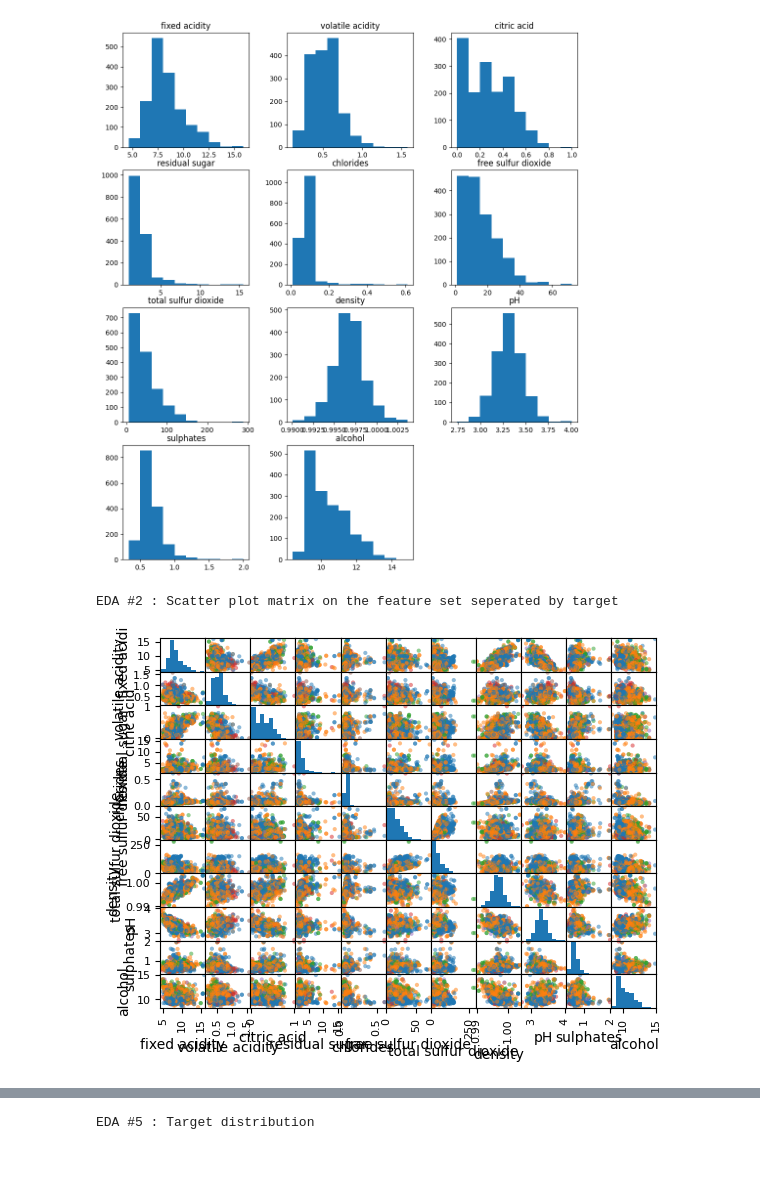
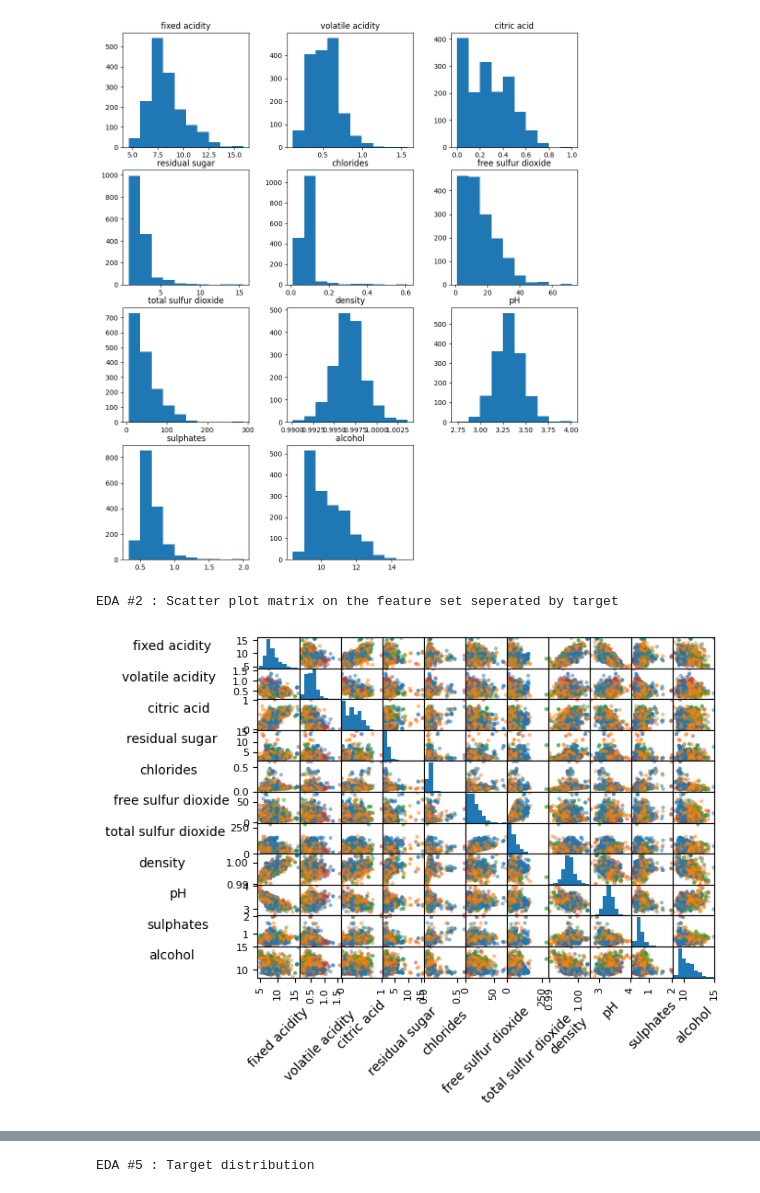
Before and after one commit to RajuNatesanBU/25fallcdsdx602_o1, a Jupyter notebook: dx602-final-project/project.ipynb, the cells around one changed output, grey strips where cells are left out. Drawn from its saved outputs; the diff is of its cells as text; code cells hidden in the pictures; blank space fills up the shorter version.

```diff
--- a/dx602-final-project/project.ipynb
+++ b/dx602-final-project/project.ipynb
@@ -196,11 +197,20 @@ EDA #1 : hist plot distribution on the feature set
 # %%
 print("EDA #2 : Scatter plot matrix on the feature set seperated by target")
 color_dict = dict(zip(red_wine_df["target"].unique(), plt.rcParams['axes.prop_cycle'].by_key()["color"]))
-pd.plotting.scatter_matrix(red_wine_df_features, color=red_wine_df["target"].map(color_dict))
+axes = pd.plotting.scatter_matrix(red_wine_df_features, color=red_wine_df["target"].map(color_dict))
+
+for i, subaxis_row in enumerate(axes):
+    for j, ax in enumerate(subaxis_row):
+        ax.tick_params(axis='x', labelbottom=True)
+        ax.xaxis.label.set_rotation(45)
+        ax.tick_params(axis='y', labelleft=True)
+        ax.yaxis.label.set_rotation(0)
+        ax.yaxis.labelpad = 50
+
 None
 # %% [output]
 EDA #2 : Scatter plot matrix on the feature set seperated by target
-[figure, old version]
+[figure, new version]
 # %%
 print("EDA #3 : Scatter plot distribution on the feature set seperated by target")
 plot_cols = [c for c in red_wine_df.columns if c != 'target']
```
Also changed, not shown: parts of 10 cells of this notebook.
